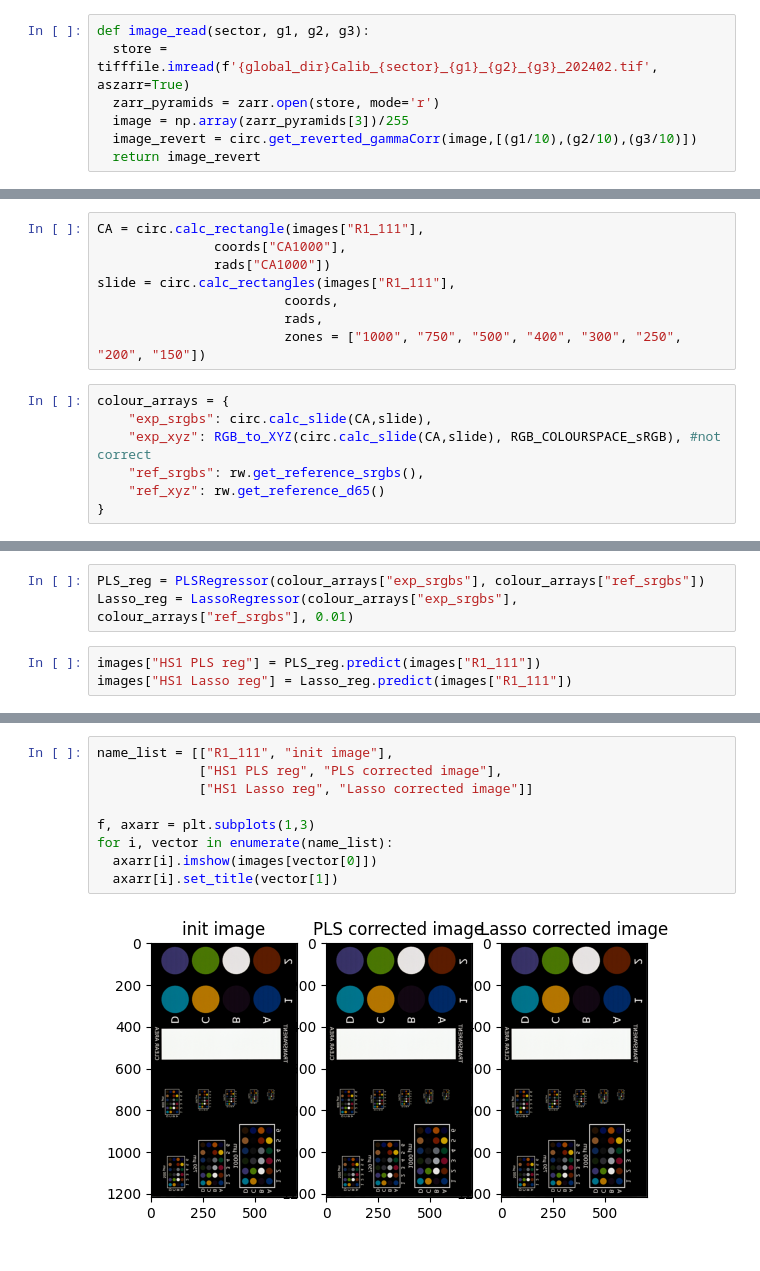
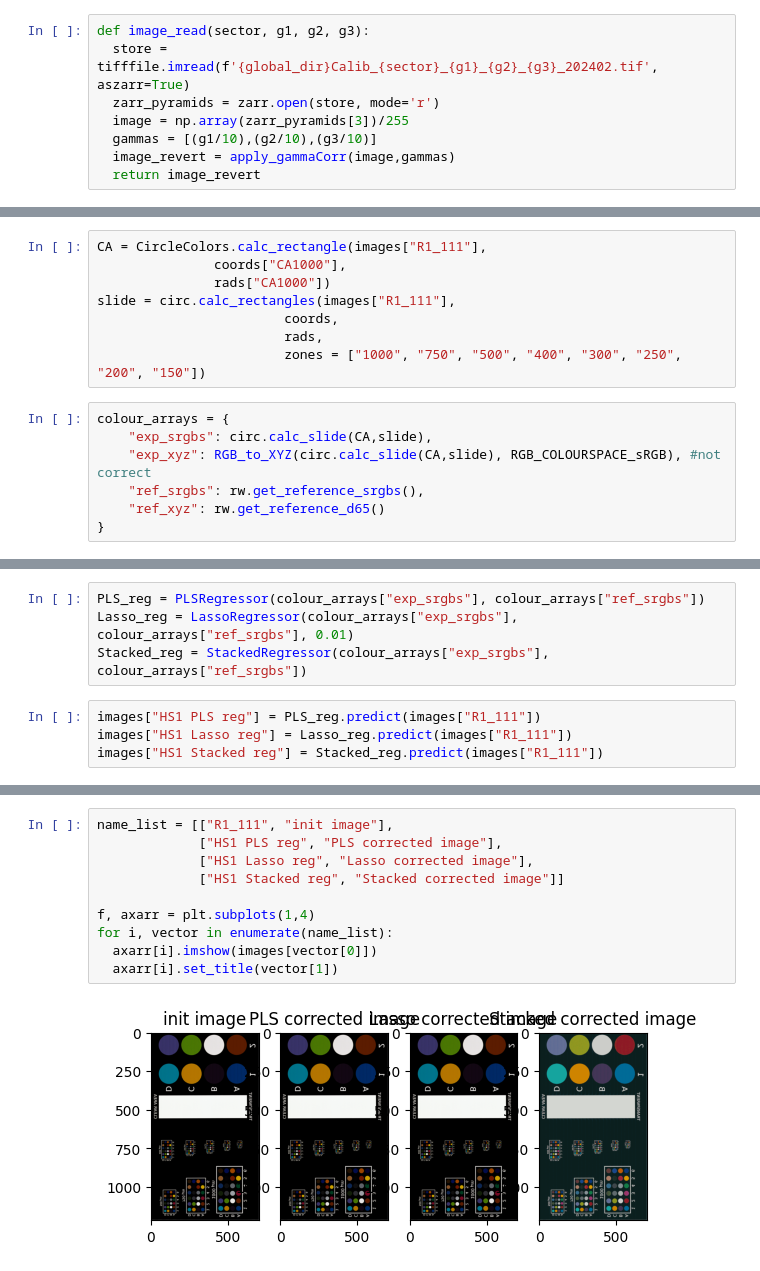
Before and after one commit to slendersold/colour_project, a Jupyter notebook: RegressorExps.ipynb, the cells around one changed output, grey strips where cells are left out. Cells and saved outputs as stored; diff of their text form.

Commit message:
clas CircleColour disassembled (RIP). Also fixed vote regressor (replaced with stacked multioutputregressor)

```diff
--- a/RegressorExps.ipynb
+++ b/RegressorExps.ipynb
@@ -17,7 +17,8 @@ def image_read(sector, g1, g2, g3):
   store = tifffile.imread(f'{global_dir}Calib_{sector}_{g1}_{g2}_{g3}_202402.tif', aszarr=True)
   zarr_pyramids = zarr.open(store, mode='r')
   image = np.array(zarr_pyramids[3])/255
-  image_revert = circ.get_reverted_gammaCorr(image,[(g1/10),(g2/10),(g3/10)])
+  gammas = [(g1/10),(g2/10),(g3/10)]
+  image_revert = apply_gammaCorr(image,gammas)
   return image_revert
 # %%
 def coords_read(sz):
@@ -52,7 +56,7 @@ def draw_circle_mask(image, coord, radius):
   plt.imshow(image)
   plt.imshow(circle_mask, alpha=0.5)
 # %%
-CA = circ.calc_rectangle(images["R1_111"],
+CA = CircleColors.calc_rectangle(images["R1_111"],
                coords["CA1000"],
                rads["CA1000"])
 slide = circ.calc_rectangles(images["R1_111"],
@@ -72,9 +77,11 @@ from colour_lib.regressors.LassoRegressor import LassoRegressor
 # %%
 PLS_reg = PLSRegressor(colour_arrays["exp_srgbs"], colour_arrays["ref_srgbs"])
 Lasso_reg = LassoRegressor(colour_arrays["exp_srgbs"], colour_arrays["ref_srgbs"], 0.01)
+Stacked_reg = StackedRegressor(colour_arrays["exp_srgbs"], colour_arrays["ref_srgbs"])
 # %%
 images["HS1 PLS reg"] = PLS_reg.predict(images["R1_111"])
 images["HS1 Lasso reg"] = Lasso_reg.predict(images["R1_111"])
+images["HS1 Stacked reg"] = Stacked_reg.predict(images["R1_111"])
 # %%
 CA = circ.calc_rectangle(images["HS1 PLS reg"],
                coords["CA1000"],
@@ -93,12 +107,13 @@ colour_arrays["Lasso_reg_srgbs"] = circ.calc_slide(CA,slide)
 # %%
 name_list = [["R1_111", "init image"],
              ["HS1 PLS reg", "PLS corrected image"],
-             ["HS1 Lasso reg", "Lasso corrected image"]]
+             ["HS1 Lasso reg", "Lasso corrected image"],
+             ["HS1 Stacked reg", "Stacked corrected image"]]
 
-f, axarr = plt.subplots(1,3)
+f, axarr = plt.subplots(1,4)
 for i, vector in enumerate(name_list):
   axarr[i].imshow(images[vector[0]])
   axarr[i].set_title(vector[1])
 # %% [output]
-[figure, old version]
+[figure, new version]
 # %%
```
Also changed, not shown: parts of 10 cells of this notebook, 4 other files.
